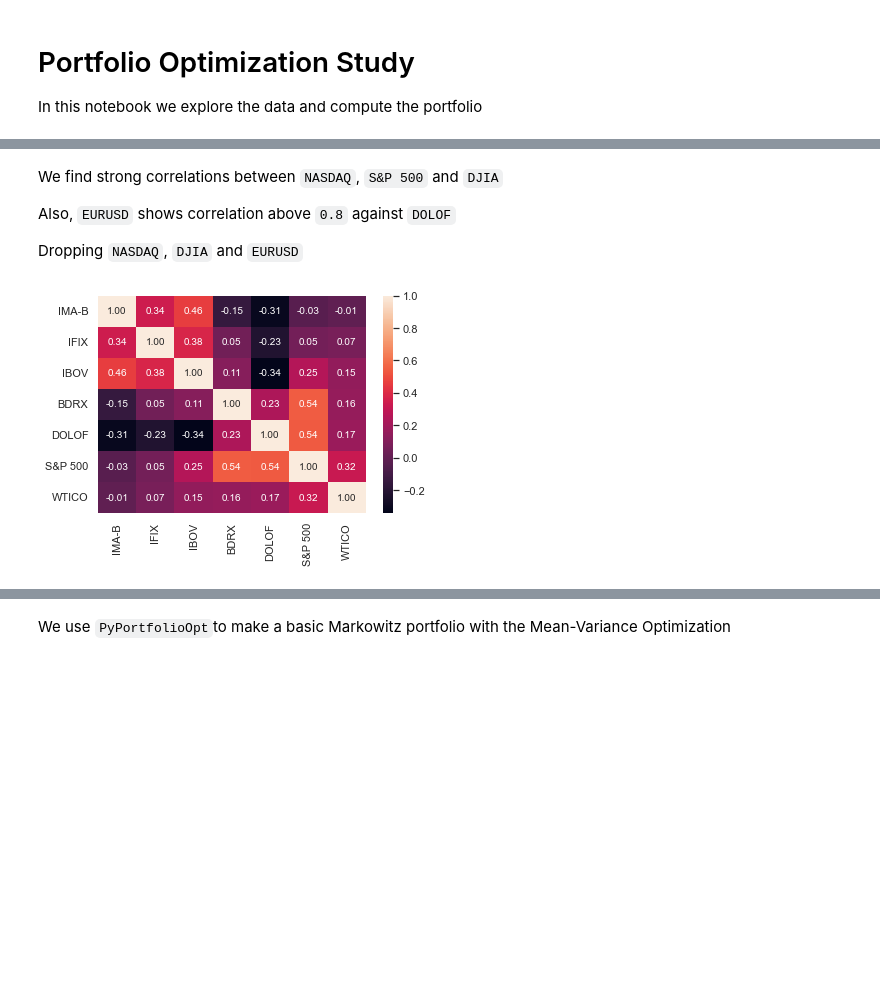
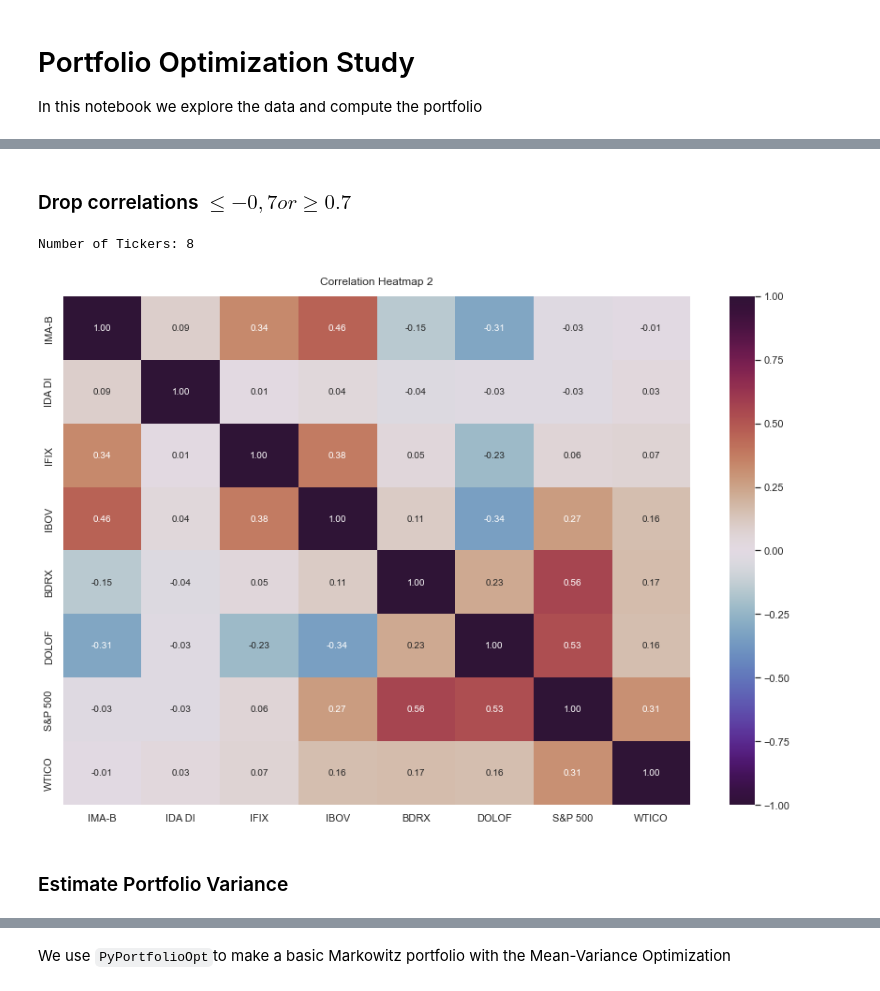
Before and after one commit to marcus-santos/portfolio, a Jupyter notebook: index.ipynb, the cells around one changed output, grey strips where cells are left out. Cells and saved outputs as stored; diff of their text form; code cells hidden in the pictures; blank space fills up the shorter version.

```diff
--- a/index.ipynb
+++ b/index.ipynb
@@ -10,11 +10,38 @@ import numpy as np
 import pandas as pd
 import seaborn as sns
 import matplotlib.pyplot as plt
+from pypfopt.efficient_frontier import EfficientFrontier
+from pypfopt import risk_models
+from pypfopt import expected_returns
+from pypfopt import plotting
 
 sns.set_theme(style="whitegrid")
 
 csv = 'processed/data.csv'
+holidays_csv = 'data/feriados_nacionais.csv'
+
 if not os.path.isfile(csv):
     %run "./wrangle.ipynb";
 
-df = pd.read_csv(csv, parse_dates=True, index_col="Data");
+# Risk free rate
+RISK_FREE = pd.read_csv('data/IRLTLT01USM156N.csv',
+                        parse_dates=True, index_col='DATE').median()[0] / 100
+
+# ticker to analyze
+tickers = ['IMA-B', 'IRF-M', 'IDA Geral', 'IDA DI', 'IDA IPCA', 'IEEX', 'IFIX', 'IBOV',
+           'IDIV', 'IGCX', 'IMOB', 'INDX', 'ISEE', 'ITAG', 'IVBX', 'MLCX', 'SMLL', 'UTIL',
+           'BDRX', 'EUROBR', 'DOLOF', 'NASDAQ', 'S&P 500', 'DJIA', 'WTICO']
+
+# start and wnd year
+y1, yn = 2011, 2021
+
+# prepare log returns of tickers
+holidays = pd.read_csv(holidays_csv, sep=';', parse_dates=True, index_col='date') # get BR holidays
+df = pd.read_csv(csv, parse_dates=True, index_col="Data"); # get processed data
+df = df[~df.index.isin(holidays.index)].copy().ffill().fillna(0) # exclude BR holidays and forward fill
+df.loc[:, 'NASDAQ':] = df.loc[:, 'NASDAQ':].mul(df['DOLOF'], axis=0) # convert to BRL
+df = np.log( df / df.shift() ) # log returns
+df = df.loc[str(y1):str(yn), tickers] # filter tickers only and restric years
+print(f"Number of Tickers: {len(df.columns)}")
+print(f"RIKS FREE RATE {RISK_FREE}")
+df.describe() # descriptive statistics
@@ -53,11 +70,18 @@ sns.heatmap(lreturns.corr(), annot=True, fmt='.2f');
-# %% [markdown]
-We find strong correlations between `NASDAQ`, `S&P 500` and `DJIA`
-
-Also, `EURUSD` shows correlation above `0.8` against `DOLOF`
-
-Dropping `NASDAQ`, `DJIA` and `EURUSD`
+# %% [markdown]
+### Drop correlations $ \leq -0,7 or \geq 0.7 $
 # %%
-lreturns.drop(columns=['DJIA', 'NASDAQ', 'EURUSD'], inplace=True)
-sns.heatmap(lreturns.corr(), annot=True, fmt='.2f');
+# ticker to exclude with corr >= 0.7
+exclude = ['IRF-M', 'IDA Geral', 'IDA IPCA', 'UTIL', 'IDIV', 'IEEX' ,'IGCX', 'IMOB',
+           'INDX', 'ISEE', 'ITAG', 'IVBX', 'MLCX', 'SMLL', 'EUROBR', 'DJIA', 'NASDAQ']
+
+plt.figure(figsize=(15, 10))
+df2 = df.drop(columns=exclude)
+phi = df2.loc[:str(yn+2)].corr()
+print(f"Number of Tickers: {len(df2.columns)}")
+h = sns.heatmap(phi, annot=True, fmt='.2f', vmin=-1, vmax=1, cmap='twilight_shifted');
+h.set_title('Correlation Heatmap 2', fontdict={'fontsize':12}, pad=12);
 # %% [output]
+Number of Tickers: 8
-[figure, old version]
+[figure, new version]
+# %% [markdown]
+### Estimate Portfolio Variance
```
Also changed, not shown: parts of 57 cells of this notebook, 3 other files.
